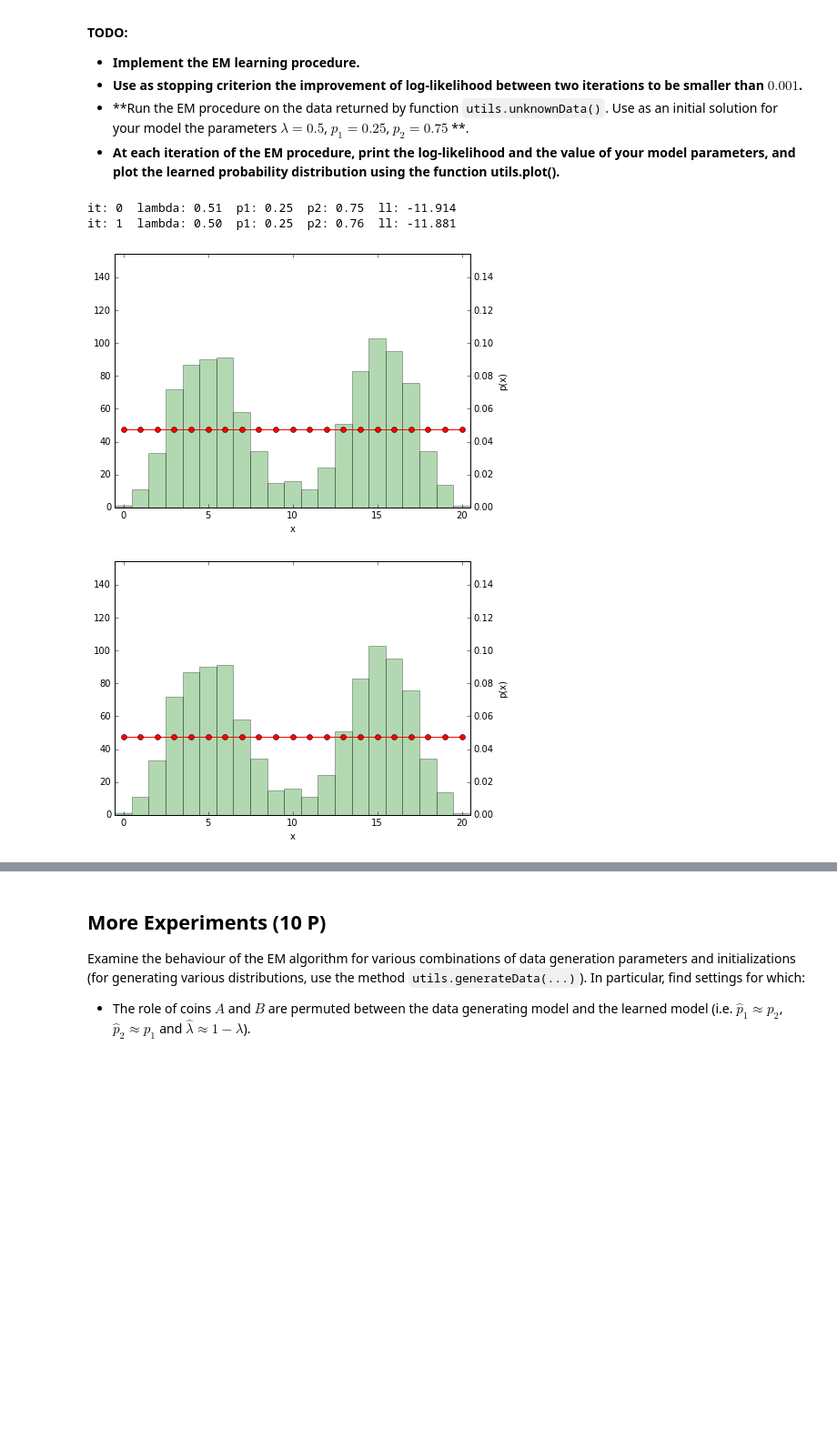
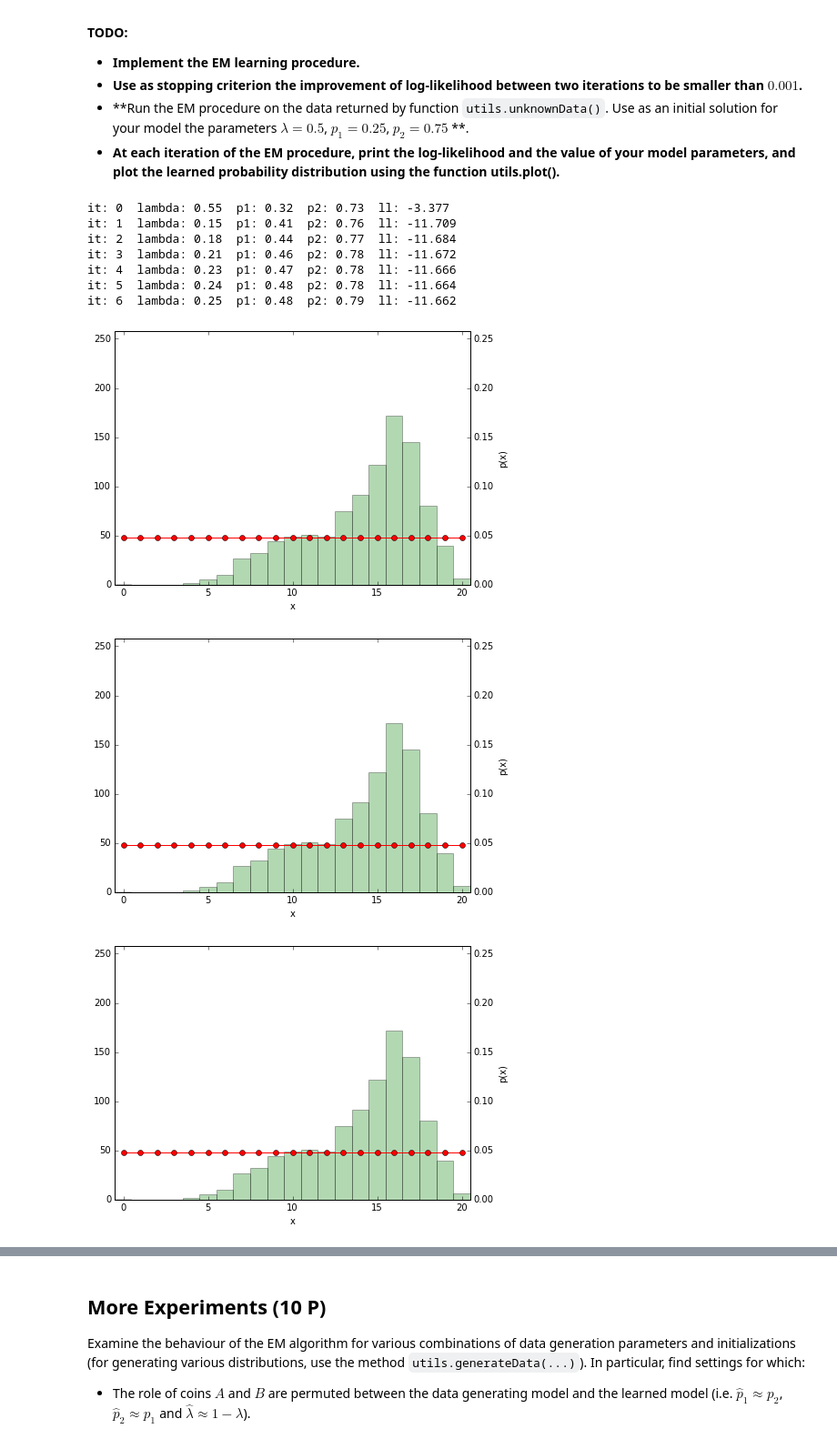
Before and after one commit to jeichelbaum/ml1---ha-assignments, a Jupyter notebook: sheet05/sheet05.ipynb, the cells around one changed output, grey strips where cells are left out. Shown: that part at 91% size. Cells and saved outputs as stored; diff of their text form; code cells hidden in the pictures; blank space fills up the shorter version.

```diff
--- a/sheet05/sheet05.ipynb
+++ b/sheet05/sheet05.ipynb
@@ -128,7 +128,7 @@ $$R_2(i) = \frac{(1-\lambda) p_2^{h(x_i)}(1-p_2)^{t(x_i)}}{\lambda p_1^{h(x_i)}(
 import utils
 %matplotlib inline
 
-data = utils.generateData(0.5,0.25,0.75,1000,20)
+data = utils.unknownData()
 
 lam = 0.5
 p1  = 0.25
@@ -160,34 +160,40 @@ while (criterion == False):
         tails = (data[i] == 0).sum()
 
         #new lamda
         sumDiv += meanHeads(lam, p1, heads, tails) / totalThrows(lam, p1, p2, heads, tails)
 
         #new p1
         sumEnum1 += heads * (meanHeads(lam, p1, heads, tails) / totalThrows(lam, p1, p2, heads, tails))
         sumDenom1 += meanHeads(lam, p1, heads, tails) / totalThrows(lam, p1, p2, heads, tails)
 
         #new p2
         sumEnum2 += heads * (meanHeads(1-lam, p2, heads, tails) / totalThrows(lam, p1, p2, heads, tails))
         sumDenom2 += meanHeads(1-lam, p2, heads, tails) / totalThrows(lam, p1, p2, heads, tails)
 
 
     newLam = sumDiv / data.shape[0]
     newP1 = sumEnum1 / (data.shape[1] * sumDenom1)
     newP2 = sumEnum2 / (data.shape[1] * sumDenom2)
     ll =  loglikelihood(data,newLam,newP1,newP2)
 
 
 
     if abs(abs(oldLL) - abs(ll)) < 0.001:
         criterion = True
 
     lam = newLam
     p1 = newP1
     p2 = newP2
     oldLL = ll
 # -------------------------------------------
 # %% [output]
-it: 0  lambda: 0.51  p1: 0.25  p2: 0.75  ll: -11.914
-it: 1  lambda: 0.50  p1: 0.25  p2: 0.76  ll: -11.881
+it: 0  lambda: 0.55  p1: 0.32  p2: 0.73  ll: -3.377
+it: 1  lambda: 0.15  p1: 0.41  p2: 0.76  ll: -11.709
+it: 2  lambda: 0.18  p1: 0.44  p2: 0.77  ll: -11.684
+it: 3  lambda: 0.21  p1: 0.46  p2: 0.78  ll: -11.672
+it: 4  lambda: 0.23  p1: 0.47  p2: 0.78  ll: -11.666
+it: 5  lambda: 0.24  p1: 0.48  p2: 0.78  ll: -11.664
+it: 6  lambda: 0.25  p1: 0.48  p2: 0.79  ll: -11.662
-[figure, old version]
+[figure, new version]
-[figure, old version]
+[figure, new version]
+[figure, added]
```
Also changed, not shown: parts of 1 cell of this notebook, 1 other file.
